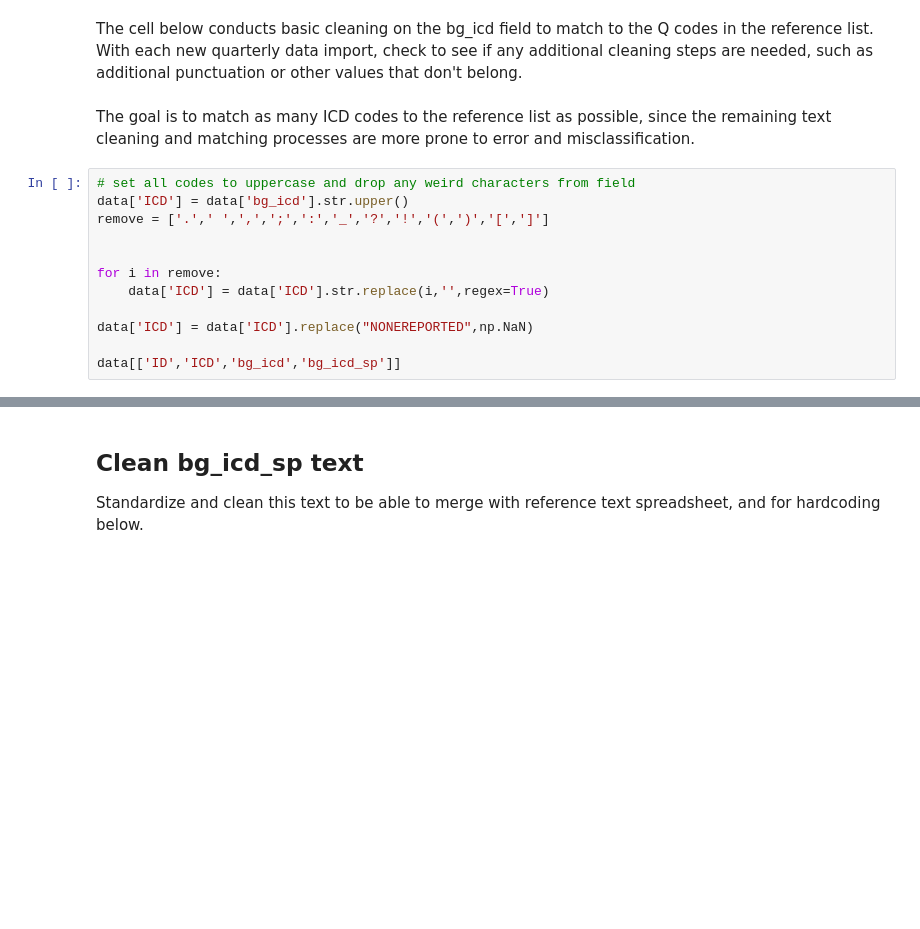
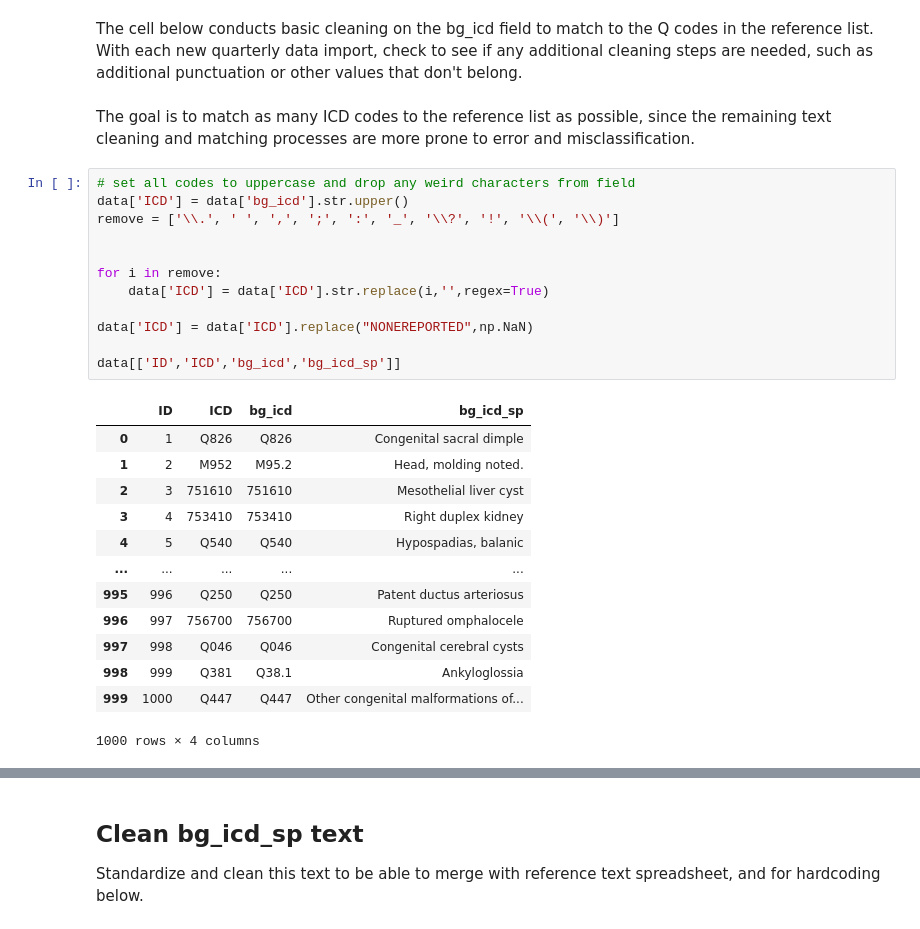
Before and after one commit to CDCgov/SET-NET, a Jupyter notebook: birthdefectcategorization/SETNET_NLP_BirthDefects.ipynb, the cells around one changed output, grey strips where cells are left out. Cells and saved outputs as stored; diff of their text form; blank space fills up the shorter version.

```diff
--- a/birthdefectcategorization/SETNET_NLP_BirthDefects.ipynb
+++ b/birthdefectcategorization/SETNET_NLP_BirthDefects.ipynb
@@ -129,15 +197,29 @@ The goal is to match as many ICD codes to the reference list as possible, since
 # %%
 # set all codes to uppercase and drop any weird characters from field
 data['ICD'] = data['bg_icd'].str.upper()
-remove = ['.',' ',',',';',':','_','?','!','(',')','[',']']
+remove = ['\\.', ' ', ',', ';', ':', '_', '\\?', '!', '\\(', '\\)']
 
 
 for i in remove:
     data['ICD'] = data['ICD'].str.replace(i,'',regex=True)
 
 data['ICD'] = data['ICD'].replace("NONEREPORTED",np.NaN)
 
 data[['ID','ICD','bg_icd','bg_icd_sp']]
+# %% [output]
+|  | ID | ICD | bg_icd | bg_icd_sp |
+| 0 | 1 | Q826 | Q826 | Congenital sacral dimple |
+| 1 | 2 | M952 | M95.2 | Head, molding noted. |
+| 2 | 3 | 751610 | 751610 | Mesothelial liver cyst |
+| 3 | 4 | 753410 | 753410 | Right duplex kidney |
+| 4 | 5 | Q540 | Q540 | Hypospadias, balanic |
+| ... | ... | ... | ... | ... |
+| 995 | 996 | Q250 | Q250 | Patent ductus arteriosus |
+| 996 | 997 | 756700 | 756700 | Ruptured omphalocele |
+| 997 | 998 | Q046 | Q046 | Congenital cerebral cysts |
+| 998 | 999 | Q381 | Q38.1 | Ankyloglossia |
+| 999 | 1000 | Q447 | Q447 | Other congenital malformations of... |
+1000 rows × 4 columns
 # %%
 #Restrict the newly cleaned dataset to only those observations that do not have missing ICD or bg_icd_sp
 
```
Also changed, not shown: parts of 13 cells of this notebook.
